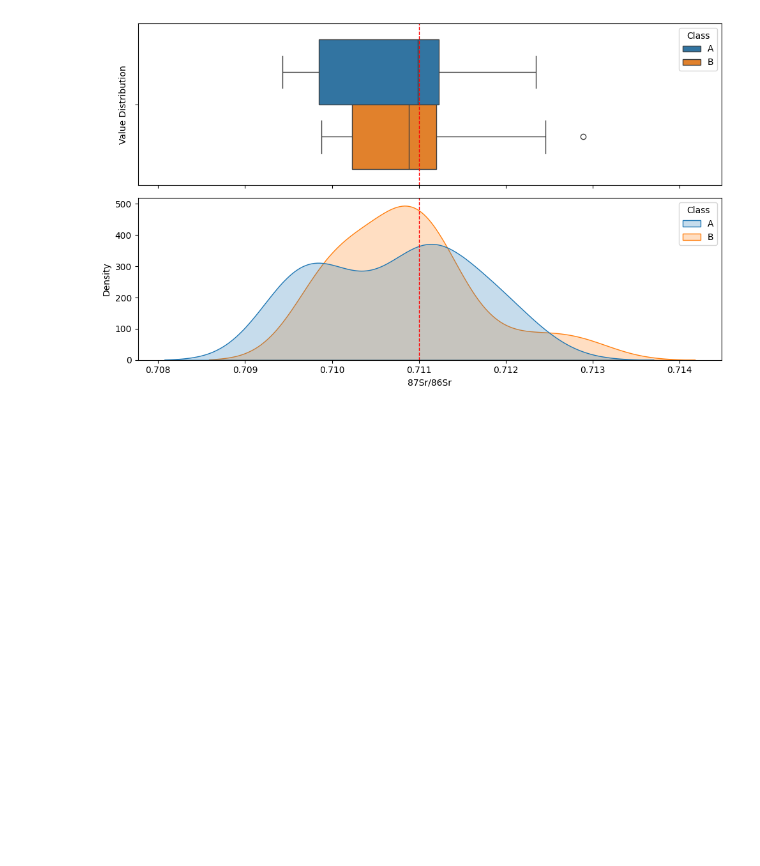
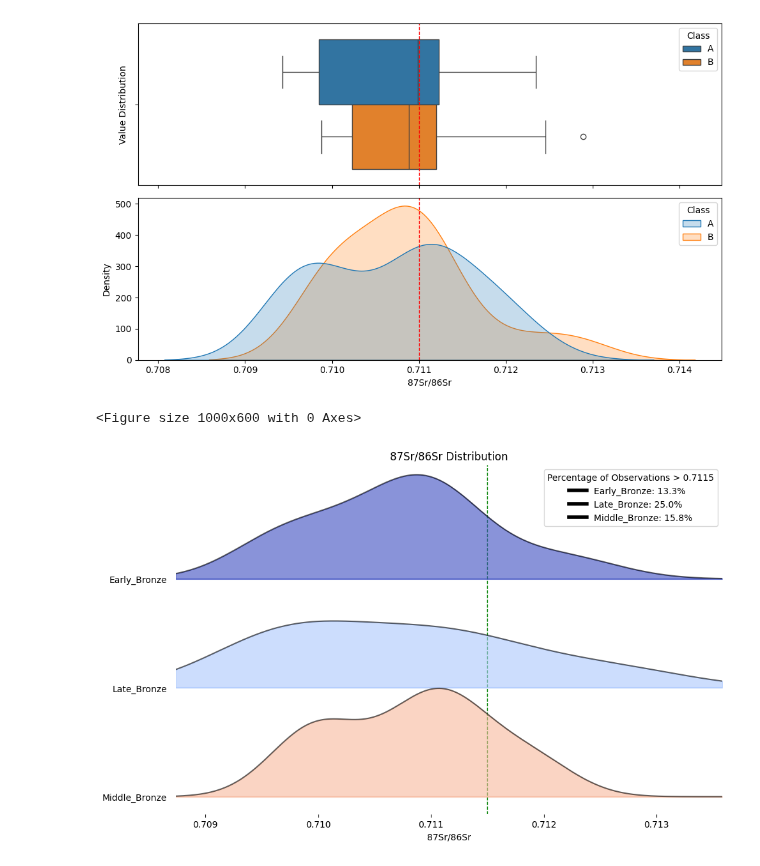
Before and after one commit to estebanix/Plots-and-Stats, a Jupyter notebook: base.ipynb, the cells around one changed output. Cells and saved outputs as stored; diff of their text form; code cells hidden in the pictures; blank space fills up the shorter version.

Commit message:
percentage portion distribution plot

```diff
--- a/base.ipynb
+++ b/base.ipynb
@@ -23,3 +24,8 @@ plot_demographic_composition(df, dating_order)
 variable_distribution(df, variable="87Sr/86Sr", hue_dif="Class", ax_value=0.711)
 # %% [output]
 [figure]
+# %%
+percentage_portion_distribution_kde(df, target_variable="87Sr/86Sr", grouping_variable="dating", threshold=0.7115, grouping_order=dating_order)
+# %% [output]
+<Figure size 1000x600 with 0 Axes>
+[figure, added]
```
Also changed, not shown: parts of 1 cell of this notebook, 2 other files.
